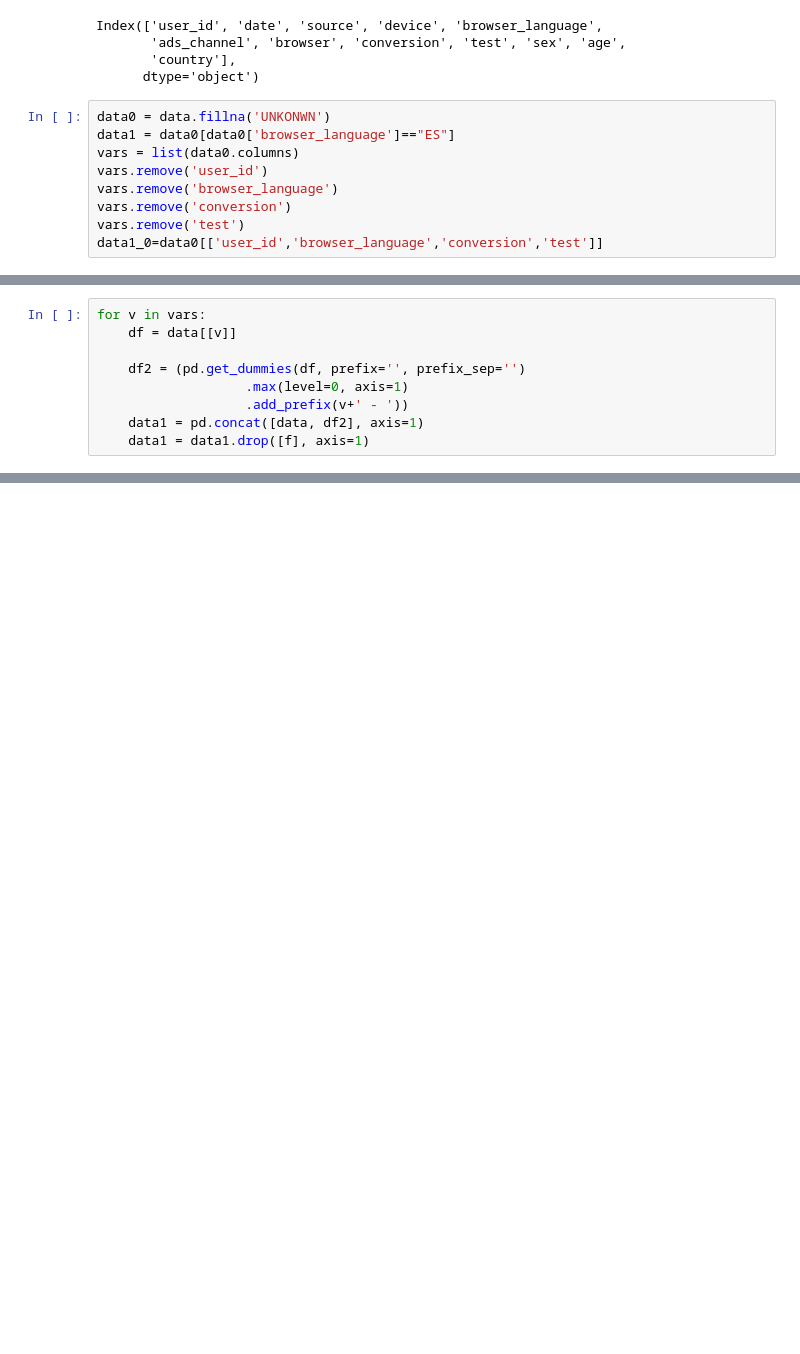
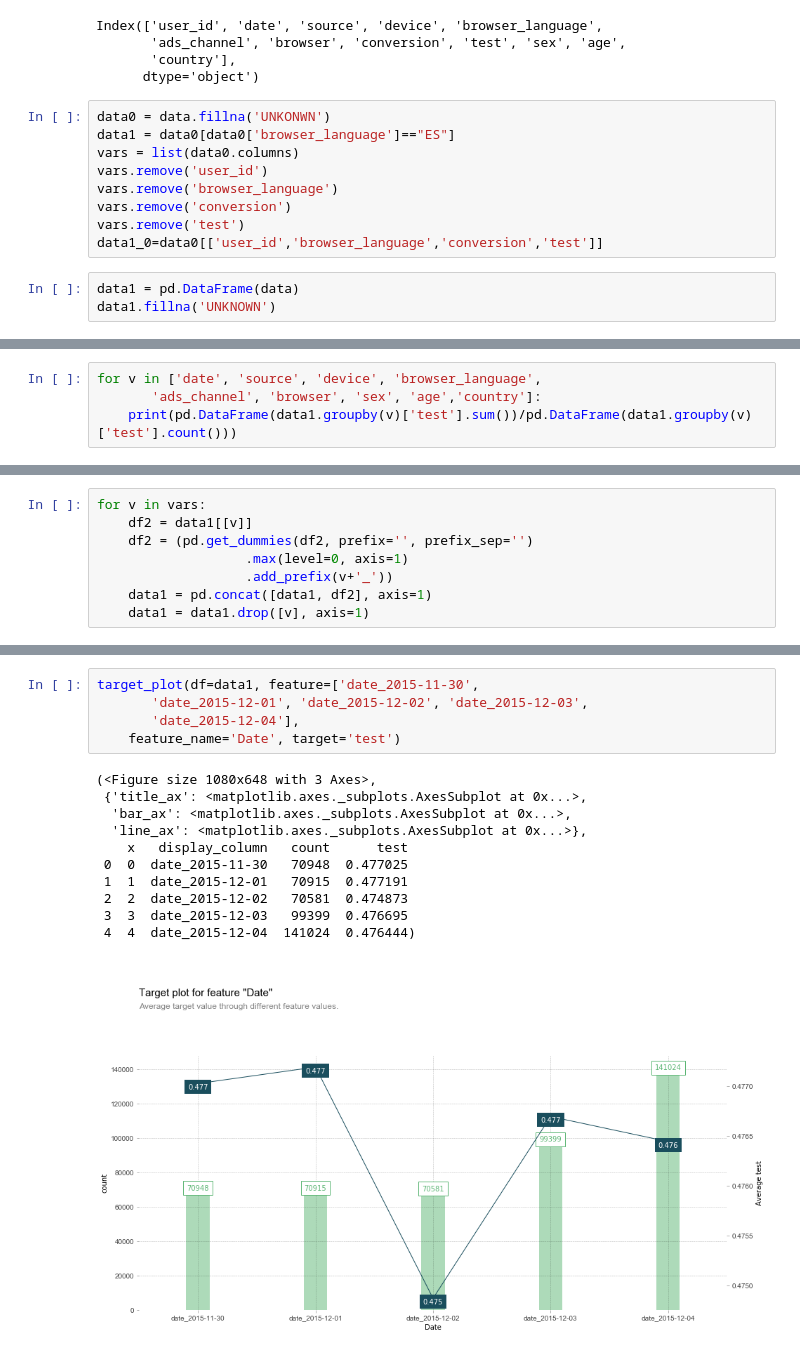
Before and after one commit to crazywiden/Leetcode_daily_submit, a Jupyter notebook: 20e/Spanish Translation.ipynb, the cells around one changed output, grey strips where cells are left out. Drawn from its saved outputs; the diff is of its cells as text; blank space fills up the shorter version.

```diff
--- a/20e/Spanish Translation.ipynb
+++ b/20e/Spanish Translation.ipynb
@@ -169,3 +173,6 @@ vars.remove('browser_language')
 vars.remove('conversion')
 vars.remove('test')
 data1_0=data0[['user_id','browser_language','conversion','test']]
+# %%
+data1 = pd.DataFrame(data)
+data1.fillna('UNKNOWN')
@@ -171,0 +198,4 @@ data1_0=data0[['user_id','browser_language','conversion','test']]
+# %%
+for v in ['date', 'source', 'device', 'browser_language',
+       'ads_channel', 'browser', 'sex', 'age','country']:
+    print(pd.DataFrame(data1.groupby(v)['test'].sum())/pd.DataFrame(data1.groupby(v)['test'].count()))
@@ -172,9 +220,8 @@ data1_0=data0[['user_id','browser_language','conversion','test']]
 # %%
 for v in vars:
-    df = data[[v]]
-
-    df2 = (pd.get_dummies(df, prefix='', prefix_sep='')
+    df2 = data1[[v]]
+    df2 = (pd.get_dummies(df2, prefix='', prefix_sep='')
                    .max(level=0, axis=1)
-                   .add_prefix(v+' - '))
-    data1 = pd.concat([data, df2], axis=1)
-    data1 = data1.drop([f], axis=1)
+                   .add_prefix(v+'_'))
+    data1 = pd.concat([data1, df2], axis=1)
+    data1 = data1.drop([v], axis=1)
@@ -180,0 +246,17 @@ for v in vars:
+# %%
+target_plot(df=data1, feature=['date_2015-11-30',
+       'date_2015-12-01', 'date_2015-12-02', 'date_2015-12-03',
+       'date_2015-12-04'],
+    feature_name='Date', target='test')
+# %% [output]
+(<Figure size 1080x648 with 3 Axes>,
+ {'title_ax': <matplotlib.axes._subplots.AxesSubplot at 0x...>,
+  'bar_ax': <matplotlib.axes._subplots.AxesSubplot at 0x...>,
+  'line_ax': <matplotlib.axes._subplots.AxesSubplot at 0x...>},
+    x   display_column   count      test
+ 0  0  date_2015-11-30   70948  0.477025
+ 1  1  date_2015-12-01   70915  0.477191
+ 2  2  date_2015-12-02   70581  0.474873
+ 3  3  date_2015-12-03   99399  0.476695
+ 4  4  date_2015-12-04  141024  0.476444)
+[figure, added]
```
Also changed, not shown: parts of 21 cells of this notebook.
